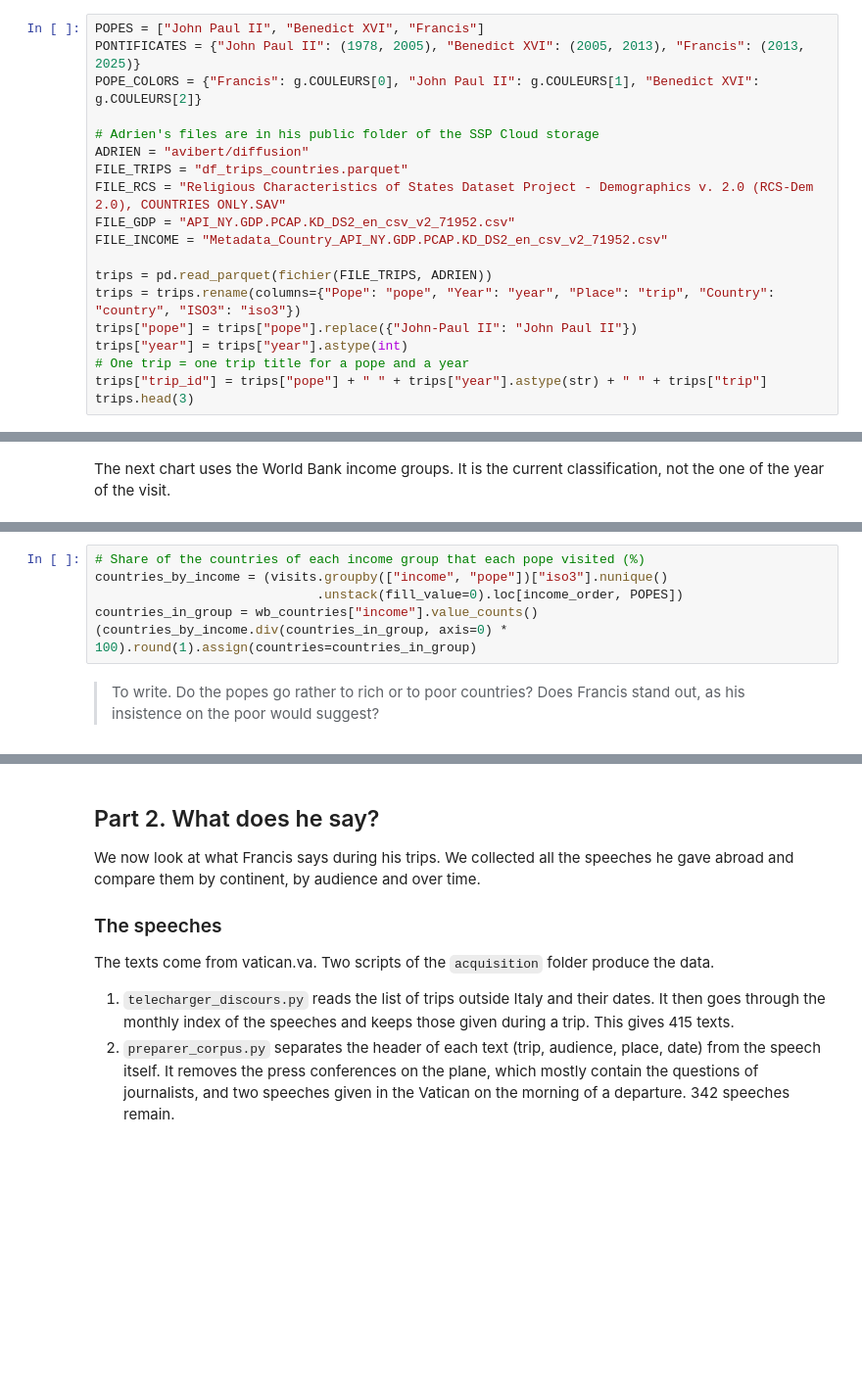
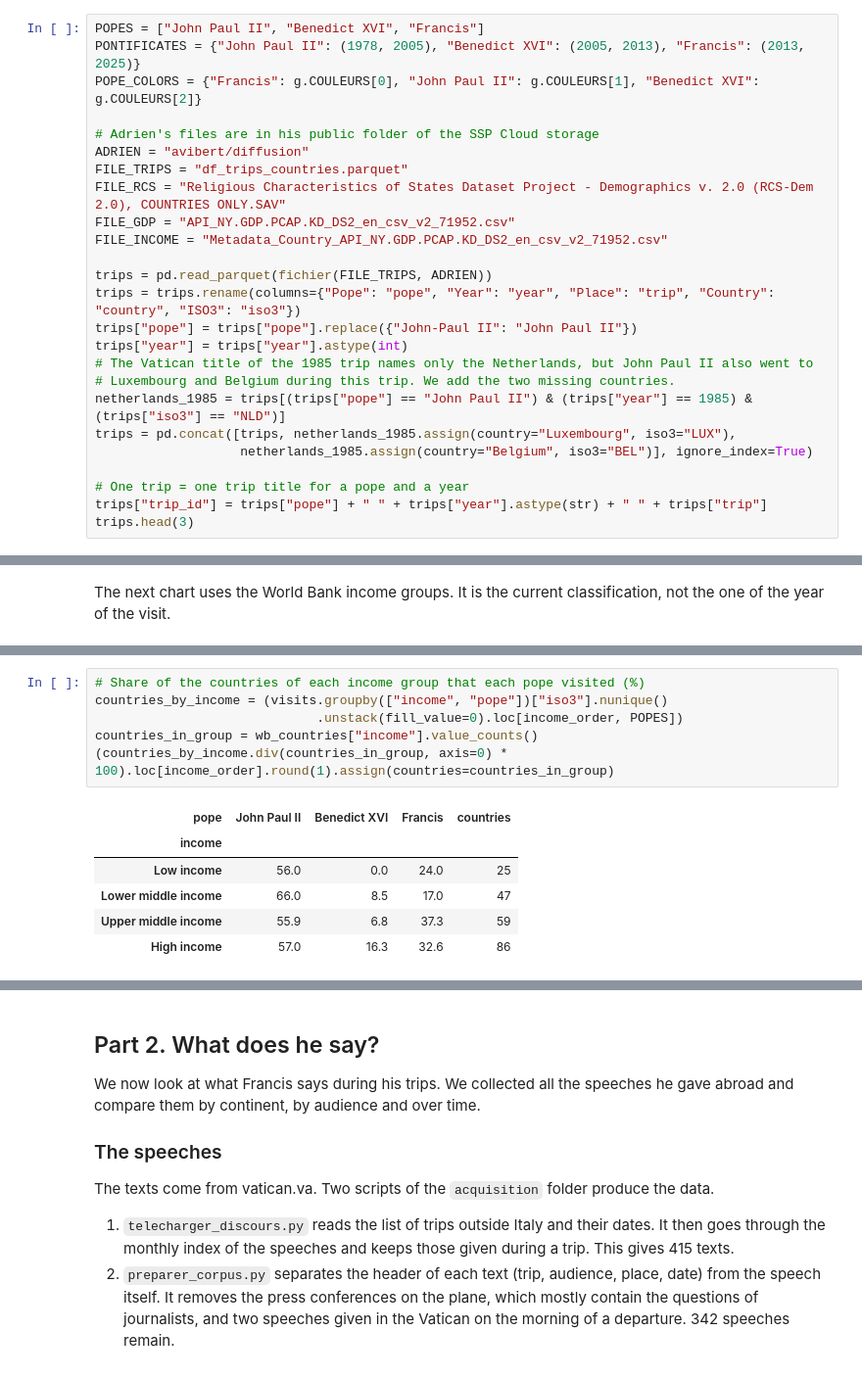
Before and after one commit to arthurdrk/projet-discours, a Jupyter notebook: notebooks/report.ipynb, the cells around one changed output, grey strips where cells are left out. Shown at 98% size. Drawn from its saved outputs; the diff is of its cells as text; blank space fills up the shorter version.

```diff
--- a/notebooks/report.ipynb
+++ b/notebooks/report.ipynb
@@ -71,6 +71,12 @@ trips = pd.read_parquet(fichier(FILE_TRIPS, ADRIEN))
 trips = trips.rename(columns={"Pope": "pope", "Year": "year", "Place": "trip", "Country": "country", "ISO3": "iso3"})
 trips["pope"] = trips["pope"].replace({"John-Paul II": "John Paul II"})
 trips["year"] = trips["year"].astype(int)
+# The Vatican title of the 1985 trip names only the Netherlands, but John Paul II also went to
+# Luxembourg and Belgium during this trip. We add the two missing countries.
+netherlands_1985 = trips[(trips["pope"] == "John Paul II") & (trips["year"] == 1985) & (trips["iso3"] == "NLD")]
+trips = pd.concat([trips, netherlands_1985.assign(country="Luxembourg", iso3="LUX"),
+                   netherlands_1985.assign(country="Belgium", iso3="BEL")], ignore_index=True)
+
 # One trip = one trip title for a pope and a year
 trips["trip_id"] = trips["pope"] + " " + trips["year"].astype(str) + " " + trips["trip"]
 trips.head(3)
@@ -380,8 +474,13 @@ fig.show()
 # %%
 # Share of the countries of each income group that each pope visited (%)
 countries_by_income = (visits.groupby(["income", "pope"])["iso3"].nunique()
                              .unstack(fill_value=0).loc[income_order, POPES])
 countries_in_group = wb_countries["income"].value_counts()
-(countries_by_income.div(countries_in_group, axis=0) * 100).round(1).assign(countries=countries_in_group)
+(countries_by_income.div(countries_in_group, axis=0) * 100).loc[income_order].round(1).assign(countries=countries_in_group)
+# %% [output]
+| pope | John Paul II | Benedict XVI | Francis | countries |
+| income |  |  |  |  |
+| Low income | 56.0 | 0.0 | 24.0 | 25 |
+| Lower middle income | 66.0 | 8.5 | 17.0 | 47 |
+| Upper middle income | 55.9 | 6.8 | 37.3 | 59 |
+| High income | 57.0 | 16.3 | 32.6 | 86 |
-# %% [markdown]
-> To write. Do the popes go rather to rich or to poor countries? Does Francis stand out, as his insistence on the poor would suggest?
```
Also changed, not shown: parts of 32 cells of this notebook.
